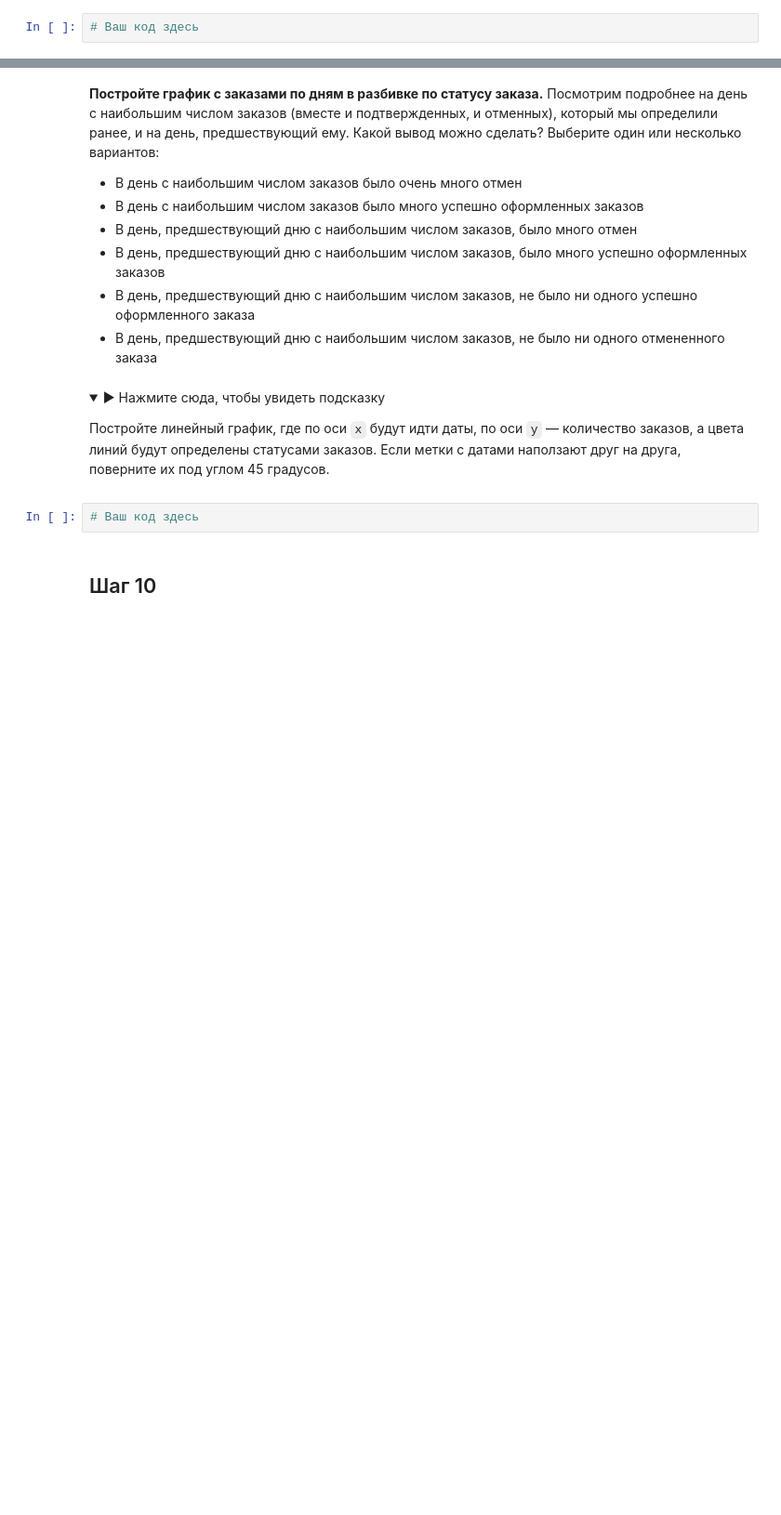
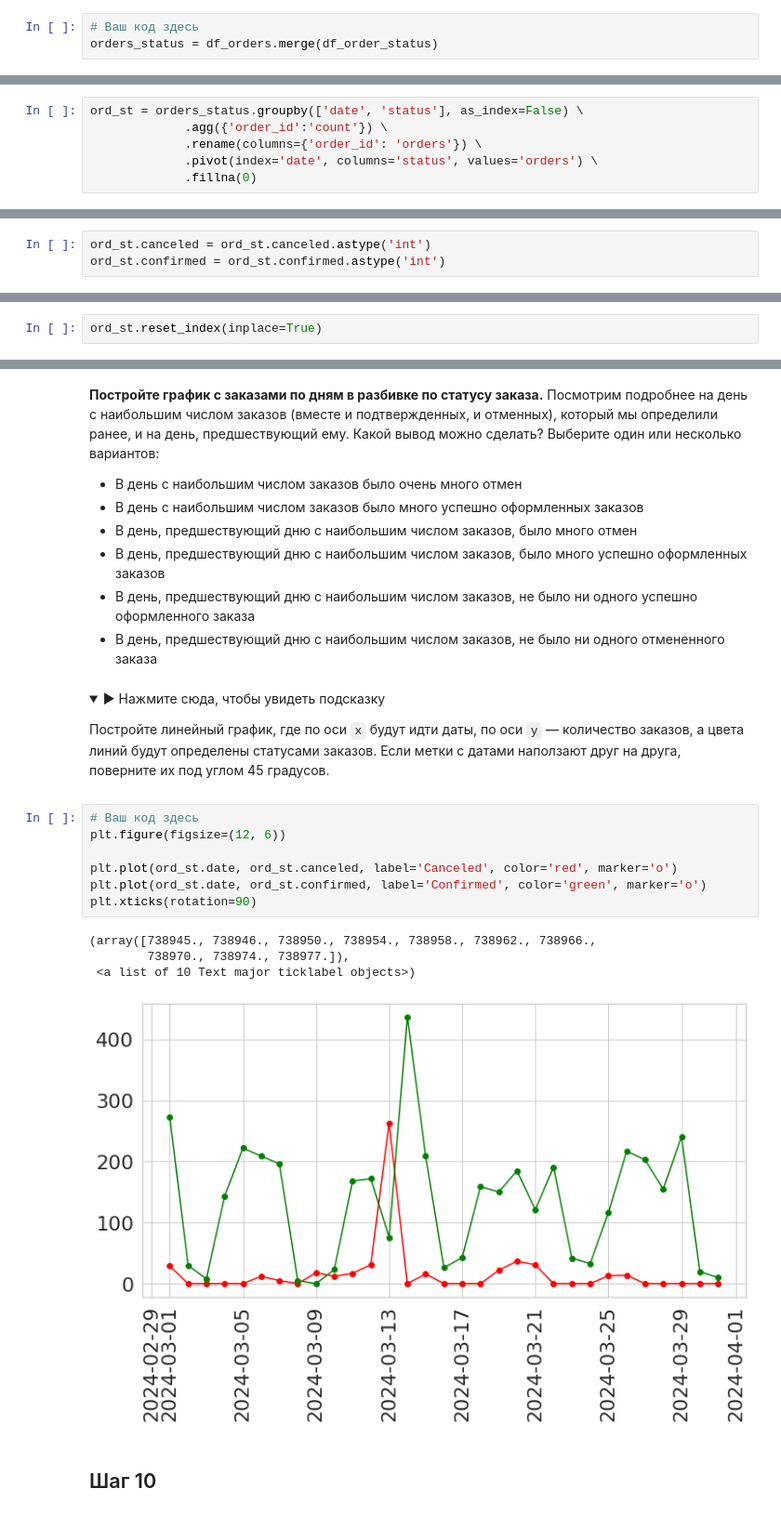
Before and after one commit to noblesseraizel/final_project_-analysis_audio_sales, a Jupyter notebook: final_project_python.ipynb, the cells around one changed output, grey strips where cells are left out. Shown: that part at 93% size. Drawn from its saved outputs; the diff is of its cells as text; folded sections open; blank space fills up the shorter version.

```diff
--- a/final_project_python.ipynb
+++ b/final_project_python.ipynb
@@ -179,3 +365,4 @@ b. с помощью цикла пройдитесь по путям в спис
 </details>
 # %%
 # Ваш код здесь
+orders_status = df_orders.merge(df_order_status)
@@ -226,0 +447,6 @@ b. с помощью цикла пройдитесь по путям в спис
+# %%
+ord_st = orders_status.groupby(['date', 'status'], as_index=False) \
+             .agg({'order_id':'count'}) \
+             .rename(columns={'order_id': 'orders'}) \
+             .pivot(index='date', columns='status', values='orders') \
+             .fillna(0)
@@ -226,0 +474,3 @@ b. с помощью цикла пройдитесь по путям в спис
+# %%
+ord_st.canceled = ord_st.canceled.astype('int')
+ord_st.confirmed = ord_st.confirmed.astype('int')
@@ -226,0 +483,2 @@ b. с помощью цикла пройдитесь по путям в спис
+# %%
+ord_st.reset_index(inplace=True)
@@ -244,8 +506,18 @@ b. с помощью цикла пройдитесь по путям в спис
 
 </p>
 </details>
-# %%
-# Ваш код здесь
+# %%
+# Ваш код здесь
+plt.figure(figsize=(12, 6))
+
+plt.plot(ord_st.date, ord_st.canceled, label='Canceled', color='red', marker='o')
+plt.plot(ord_st.date, ord_st.confirmed, label='Confirmed', color='green', marker='o')
+plt.xticks(rotation=90)
+# %% [output]
+(array([738945., 738946., 738950., 738954., 738958., 738962., 738966.,
+        738970., 738974., 738977.]),
+ <a list of 10 Text major ticklabel objects>)
+[figure, added]
 # %% [markdown]
 ## Шаг 10
 # %% [markdown]
```
Also changed, not shown: parts of 98 cells of this notebook.
